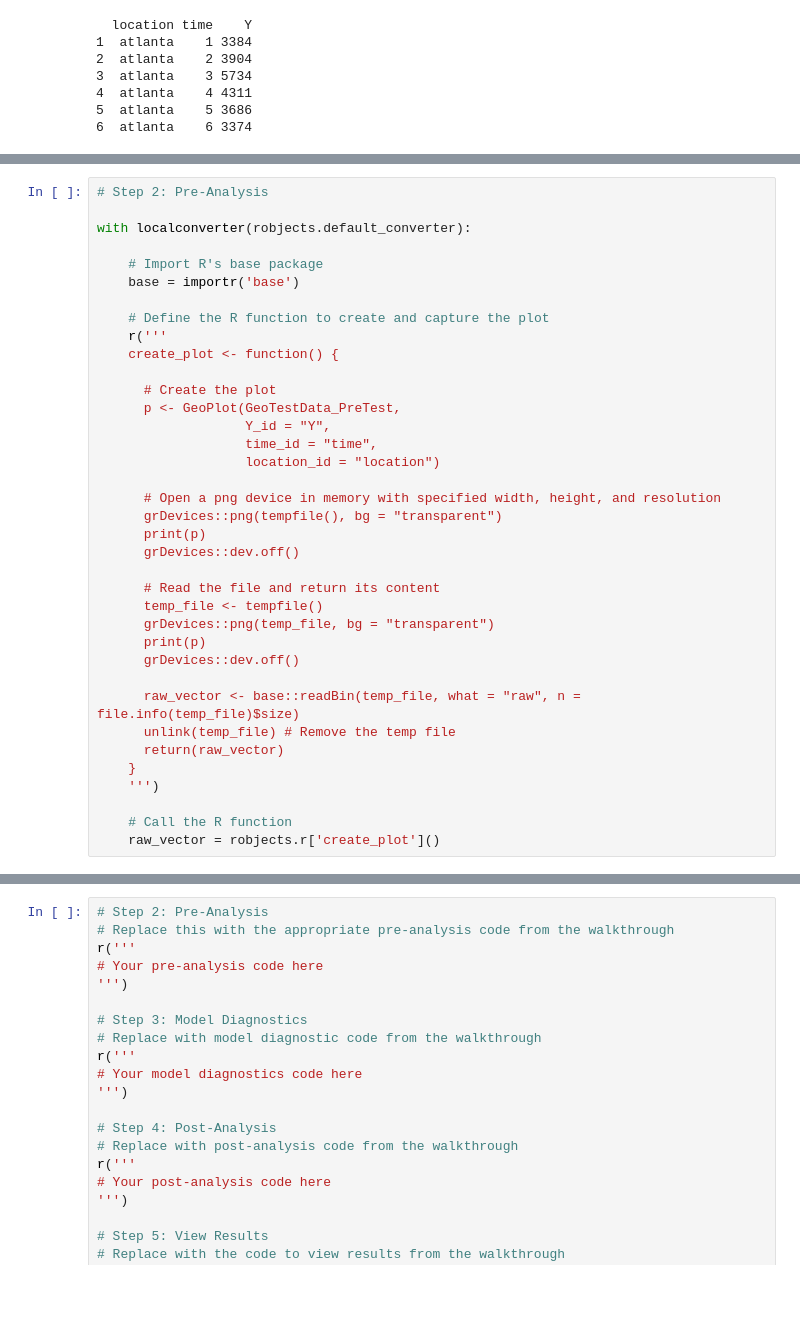
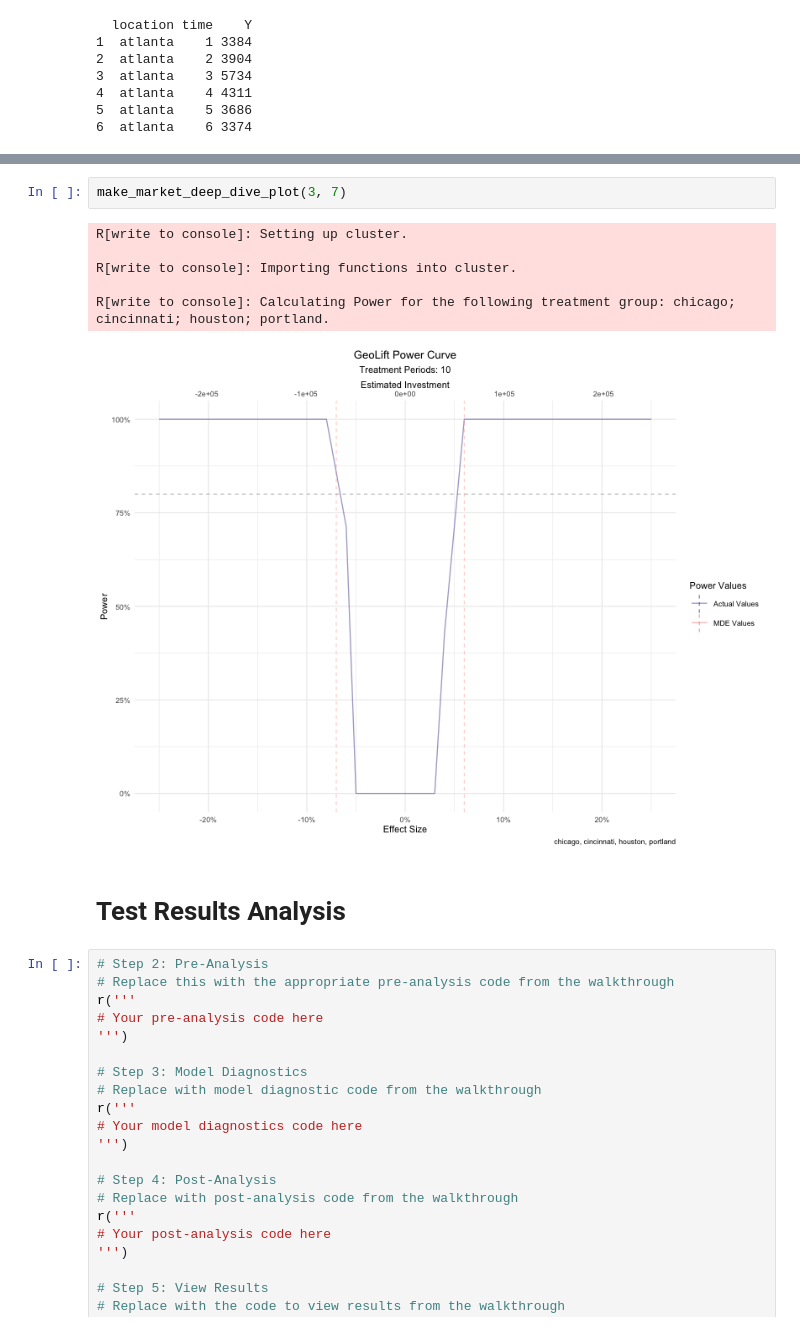
Before and after one commit to ryanlrappa/geo-testing, a Jupyter notebook: rr-0.0-geo-testing-dev.ipynb, the cells around one changed output, grey strips where cells are left out. Cells and saved outputs as stored; diff of their text form; blank space fills up the shorter version.

```diff
--- a/rr-0.0-geo-testing-dev.ipynb
+++ b/rr-0.0-geo-testing-dev.ipynb
@@ -153,37 +159,0 @@ make_geolift_plot(f)
-# %%
-# Step 2: Pre-Analysis
-
-with localconverter(robjects.default_converter):
-
-    # Import R's base package
-    base = importr('base')
-
-    # Define the R function to create and capture the plot
-    r('''
-    create_plot <- function() {
-
-      # Create the plot
-      p <- GeoPlot(GeoTestData_PreTest,
-                   Y_id = "Y",
-                   time_id = "time",
-                   location_id = "location")
-
-      # Open a png device in memory with specified width, height, and resolution
-      grDevices::png(tempfile(), bg = "transparent")
-      print(p)
-      grDevices::dev.off()
-
-      # Read the file and return its content
-      temp_file <- tempfile()
-      grDevices::png(temp_file, bg = "transparent")
-      print(p)
-      grDevices::dev.off()
-
-      raw_vector <- base::readBin(temp_file, what = "raw", n = file.info(temp_file)$size)
-      unlink(temp_file) # Remove the temp file
-      return(raw_vector)
-    }
-    ''')
-
-    # Call the R function
-    raw_vector = robjects.r['create_plot']()
@@ -208,3 +324,14 @@ display(img)
+# %%
+make_market_deep_dive_plot(3, 7)
+# %% [output]
+R[write to console]: Setting up cluster.
+
+R[write to console]: Importing functions into cluster.
+
+R[write to console]: Calculating Power for the following treatment group: chicago; cincinnati; houston; portland.
+[figure, added]
+# %% [markdown]
+# Test Results Analysis
 # %%
 # Step 2: Pre-Analysis
 # Replace this with the appropriate pre-analysis code from the walkthrough
```
Also changed, not shown: parts of 13 cells of this notebook.
